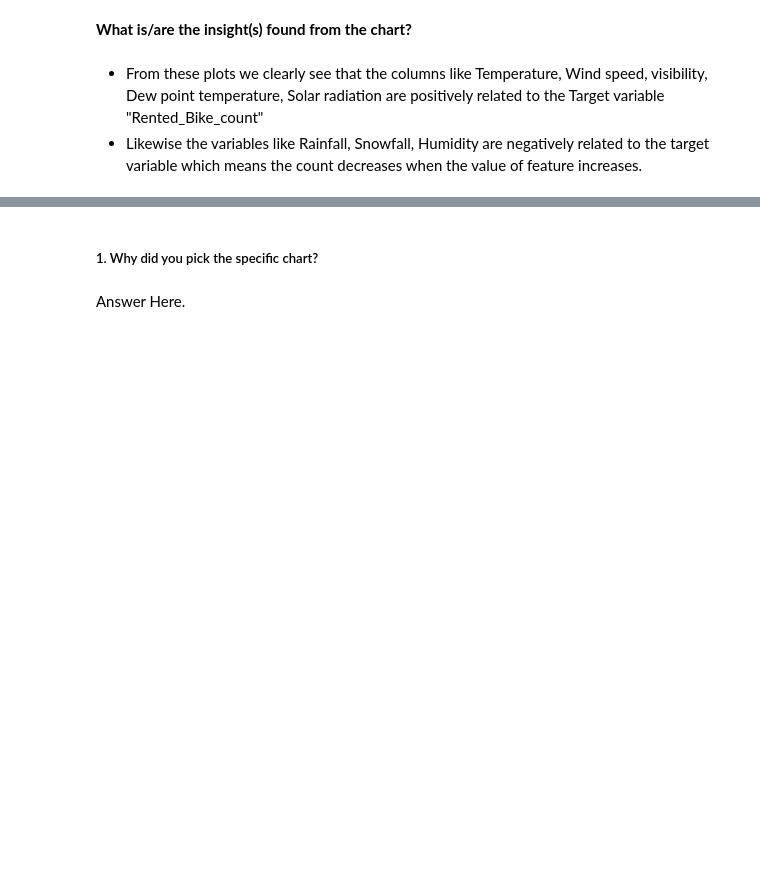
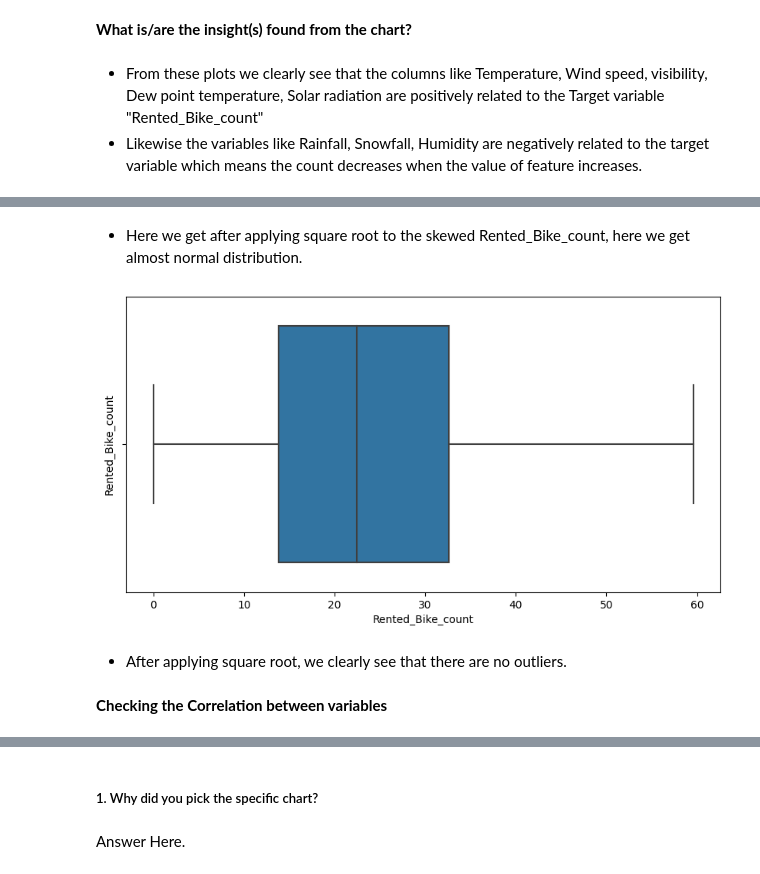
Before and after one commit to Rooban-Jeyasundar/ML_Regression_Project, a Jupyter notebook: ML_Regression_Project.ipynb, the cells around one changed output, grey strips where cells are left out. Drawn from its saved outputs; the diff is of its cells as text; code cells hidden in the pictures; blank space fills up the shorter version.

```diff
--- a/ML_Regression_Project.ipynb
+++ b/ML_Regression_Project.ipynb
@@ -753,0 +817,14 @@ for columns in numerical_features:
+# %% [markdown]
+* Here we get after applying square root to the skewed Rented_Bike_count, here we get almost normal distribution.
+# %%
+#After applying the sqrt we are checking still are there any outliers
+plt.figure(figsize=(10,5))
+sns.boxplot(x=np.sqrt(bike_df['Rented_Bike_count']))
+plt.ylabel('Rented_Bike_count')
+plt.show()
+# %% [output]
+[figure, added]
+# %% [markdown]
+* After applying square root, we clearly see that there are no outliers.
+# %% [markdown]
+**Checking the Correlation between variables**
```
Also changed, not shown: parts of 31 cells of this notebook.
